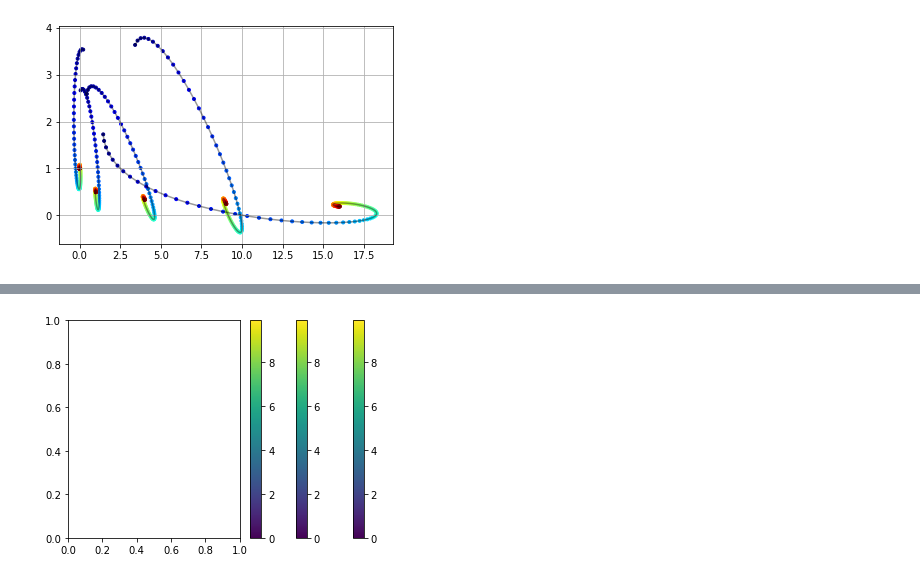
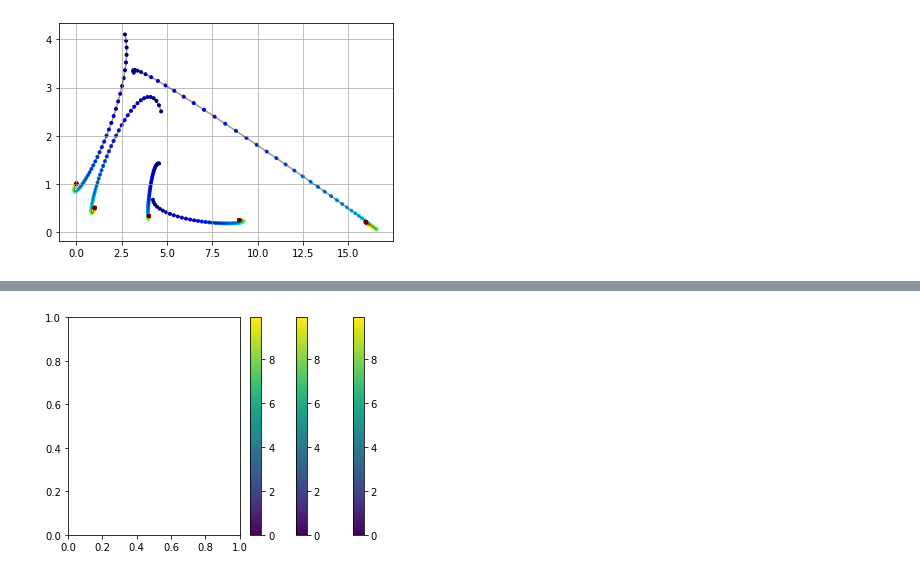
Before and after one commit to dev10110/SwarmSimulator, a Jupyter notebook: Testing/test_1.ipynb, the cells around one changed output, grey strips where cells are left out. Cells and saved outputs as stored; diff of their text form; code cells hidden in the pictures.

```diff
--- a/Testing/test_1.ipynb
+++ b/Testing/test_1.ipynb
@@ -154,17 +202,20 @@ plt.show()
 # %%
 pList = [Particle(p = 5*np.random.rand(2), v = 3*(-0.5+np.random.rand(2))) for i in range(5)]
+
+for i, p in enumerate(pList):
+    p.p_target = np.array([i**2,1/(i+1)])
 
 for i in range(100):
     for k,p in enumerate(pList):
 
-        a = p.P_controller(vd = p.target_spot(np.array([k**2,1/(k+1)])), dt = 0.1)
+        a = p.P_controller(vd = p.target_spot(), k = 1, dt = 0.1)
         #p.update(a = a, dt = 0.1)
 
 plt.figure()
 
 [p.plot_path(colored=True) for p in pList];
 
 plt.grid()
 plt.show()
 # %% [output]
-[figure, old version]
+[figure, new version]
```
Also changed, not shown: parts of 12 cells of this notebook.
